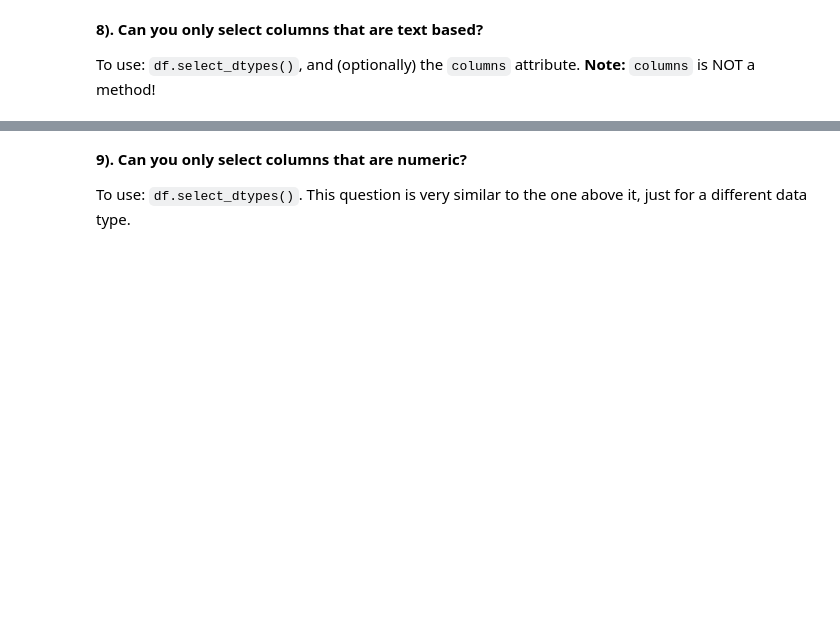
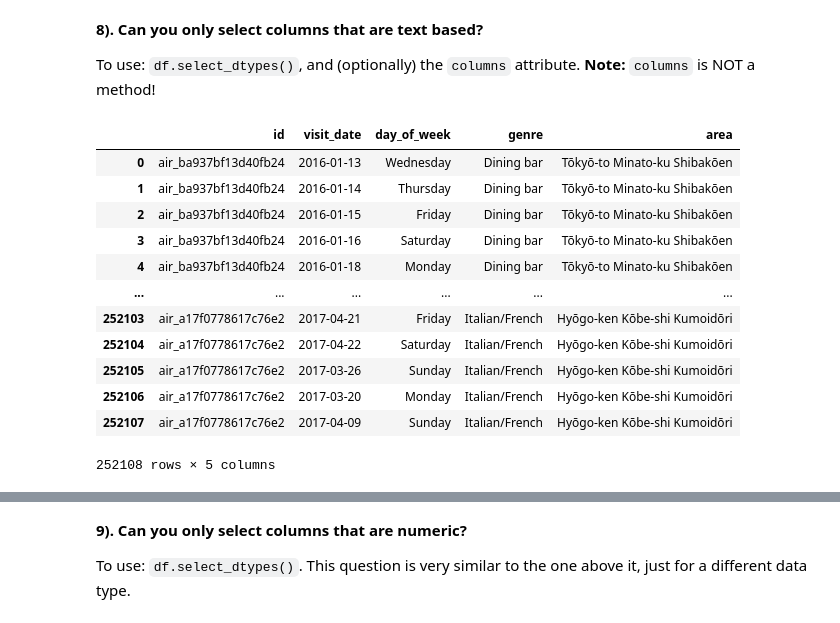
Before and after one commit to ethlala/gazelle-4K, a Jupyter notebook: Class2/Labs/Pandas -- Basic Selecting & Querying-Restaurants.ipynb, the cells around one changed output, grey strips where cells are left out. Drawn from its saved outputs; the diff is of its cells as text; code cells hidden in the pictures; blank space fills up the shorter version.

```diff
--- a/Class2/Labs/Pandas -- Basic Selecting & Querying-Restaurants.ipynb
+++ b/Class2/Labs/Pandas -- Basic Selecting & Querying-Restaurants.ipynb
@@ -195,0 +307,18 @@ To use: `df.select_dtypes()`, and (optionally) the `columns` attribute.  **Note:
+# %%
+df.select_dtypes(include = np.object)
+#include is a very important argument
+# be careful - numpy comes with its own datatypes
+# %% [output]
+|  | id | visit_date | day_of_week | genre | area |
+| 0 | air_ba937bf13d40fb24 | 2016-01-13 | Wednesday | Dining bar | Tōkyō-to Minato-ku Shibakōen |
+| 1 | air_ba937bf13d40fb24 | 2016-01-14 | Thursday | Dining bar | Tōkyō-to Minato-ku Shibakōen |
+| 2 | air_ba937bf13d40fb24 | 2016-01-15 | Friday | Dining bar | Tōkyō-to Minato-ku Shibakōen |
+| 3 | air_ba937bf13d40fb24 | 2016-01-16 | Saturday | Dining bar | Tōkyō-to Minato-ku Shibakōen |
+| 4 | air_ba937bf13d40fb24 | 2016-01-18 | Monday | Dining bar | Tōkyō-to Minato-ku Shibakōen |
+| ... | ... | ... | ... | ... | ... |
+| 252103 | air_a17f0778617c76e2 | 2017-04-21 | Friday | Italian/French | Hyōgo-ken Kōbe-shi Kumoidōri |
+| 252104 | air_a17f0778617c76e2 | 2017-04-22 | Saturday | Italian/French | Hyōgo-ken Kōbe-shi Kumoidōri |
+| 252105 | air_a17f0778617c76e2 | 2017-03-26 | Sunday | Italian/French | Hyōgo-ken Kōbe-shi Kumoidōri |
+| 252106 | air_a17f0778617c76e2 | 2017-03-20 | Monday | Italian/French | Hyōgo-ken Kōbe-shi Kumoidōri |
+| 252107 | air_a17f0778617c76e2 | 2017-04-09 | Sunday | Italian/French | Hyōgo-ken Kōbe-shi Kumoidōri |
+252108 rows × 5 columns
```
Also changed, not shown: parts of 32 cells of this notebook, 1 other file.
